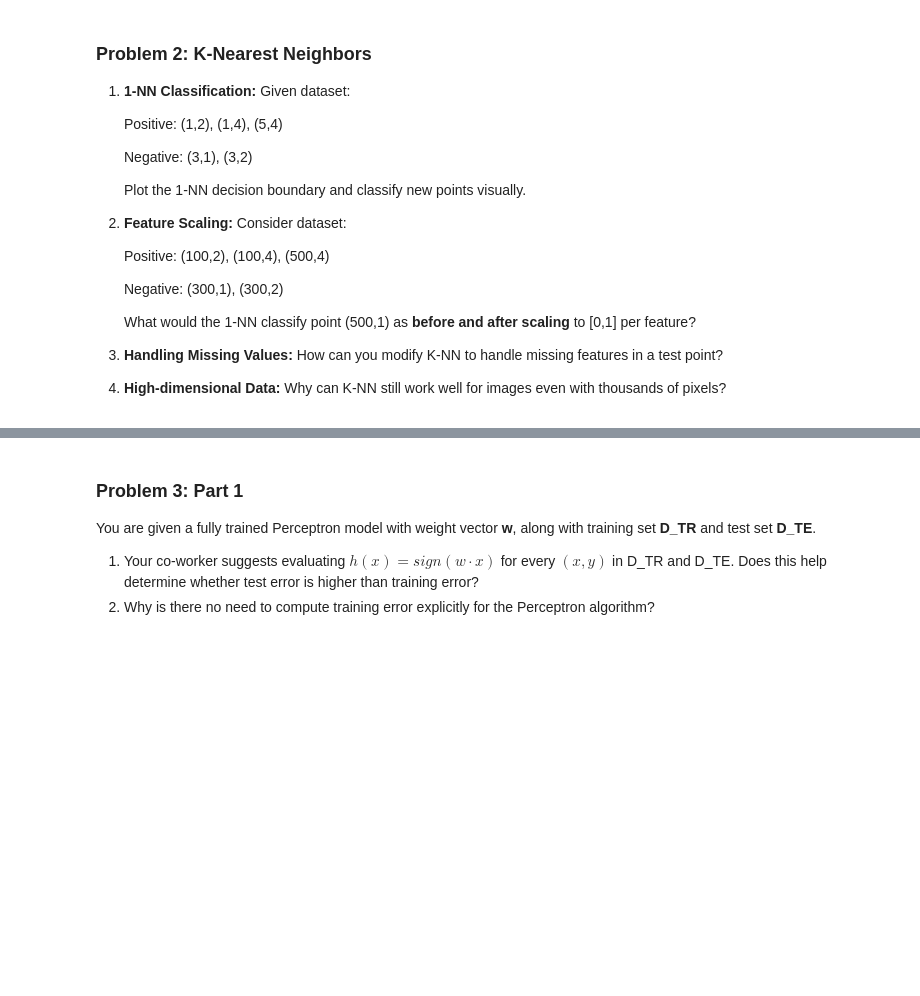
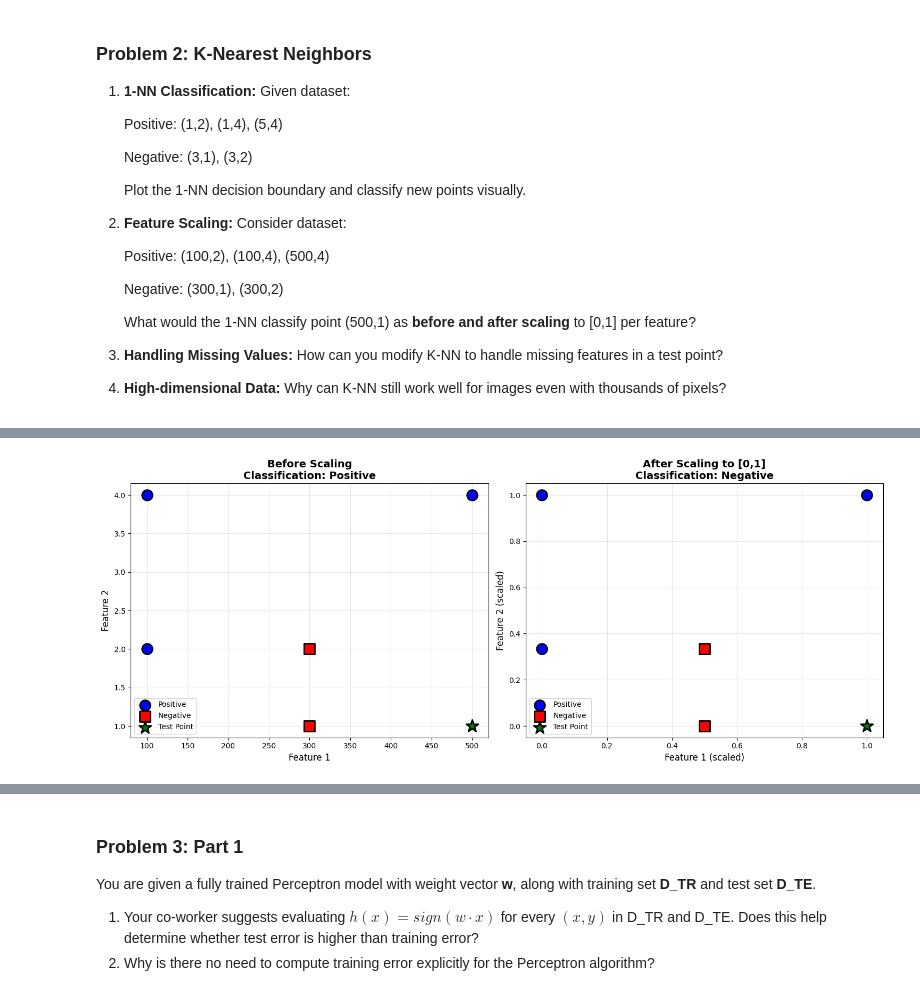
Before and after one commit to yaasamiiiin/nyu-bootcamp-yasamin, a Jupyter notebook: Week 6/Week6_HW.ipynb, the cells around one changed output, grey strips where cells are left out. Cells and saved outputs as stored; diff of their text form; code cells hidden in the pictures; blank space fills up the shorter version.

```diff
--- a/Week 6/Week6_HW.ipynb
+++ b/Week 6/Week6_HW.ipynb
@@ -47,0 +122,98 @@ All solution cells are replaced with `# TODO` placeholders so you can fill them
+# %%
+# Question 2: Feature Scaling Impact on 1-NN Classification
+# Without scaling, distance calculations are dominated by the feature with larger scale!
+
+def feature_scaling_comparison(X, Y, test_point):
+    # Separate positive and negative points for visualization
+    positive = X[Y == 1]
+    negative = X[Y == 0]
+
+    # BEFORE SCALING
+    print("Before Scaling")
+    distances = np.linalg.norm(X - test_point, axis=1)
+
+    print(f"Distances to all training points: {distances}")
+
+    nearest_idx = np.argmin(distances)
+    min_distance = distances[nearest_idx]
+
+    print(f"\nNearest point: {X[nearest_idx]} (label: {Y[nearest_idx]}, distance: {min_distance:.2f})")
+
+    classification_before = "Positive" if Y[nearest_idx] == 1 else "Negative"
+    print(f"Classification BEFORE scaling: {classification_before}")
+
+    # AFTER SCALING to [0, 1]
+    print("\nAfter Scaling to [0, 1]")
+
+    # Combine all data to find global min/max
+    all_data = np.vstack([X, test_point.reshape(1, -1)])
+    min_vals = all_data.min(axis=0)
+    max_vals = all_data.max(axis=0)
+
+    print(f"Min values per feature: {min_vals}")
+    print(f"Max values per feature: {max_vals}")
+
+    # Scale using min-max scaling: (x - min) / (max - min)
+    X_train_scaled = (X - min_vals) / (max_vals - min_vals)
+    test_point_scaled = (test_point - min_vals) / (max_vals - min_vals)
+
+    # Separate for visualization
+    positive_scaled = X_train_scaled[Y == 1]
+    negative_scaled = X_train_scaled[Y == 0]
+
+    print(f"\nScaled training data:\n{X_train_scaled}")
+    print(f"Scaled test point: {test_point_scaled}")
+
+    distances_scaled = np.linalg.norm(X_train_scaled - test_point_scaled, axis=1)
+
+    print(f"\nDistances to all training points (scaled): {distances_scaled}")
+
+    nearest_idx_scaled = np.argmin(distances_scaled)
+    min_distance_scaled = distances_scaled[nearest_idx_scaled]
+
+    print(f"\nNearest point: {X_train_scaled[nearest_idx_scaled]} (label: {Y[nearest_idx_scaled]}, distance: {min_distance_scaled:.4f})")
+
+    classification_after = "Positive" if Y[nearest_idx_scaled] == 1 else "Negative"
+    print(f"Classification AFTER scaling: {classification_after}")
+
+    # Visualization
+    fig, (ax1, ax2) = plt.subplots(1, 2, figsize=(15, 6))
+
+    # Before scaling
+    ax1.scatter(positive[:, 0], positive[:, 1], c='blue', s=200, marker='o',
+                edgecolors='black', linewidth=2, label='Positive', zorder=3)
+    ax1.scatter(negative[:, 0], negative[:, 1], c='red', s=200, marker='s',
+                edgecolors='black', linewidth=2, label='Negative', zorder=3)
+    ax1.scatter(test_point[0], test_point[1], c='green', s=300, marker='*',
+                edgecolors='black', linewidth=2, label='Test Point', zorder=4)
+    ax1.set_xlabel('Feature 1', fontsize=12)
+    ax1.set_ylabel('Feature 2', fontsize=12)
+    ax1.set_title(f'Before Scaling\nClassification: {classification_before}', fontsize=14, fontweight='bold')
+    ax1.legend(fontsize=10)
+    ax1.grid(True, alpha=0.3)
+
+    # After scaling
+    ax2.scatter(positive_scaled[:, 0], positive_scaled[:, 1], c='blue', s=200, marker='o',
+                edgecolors='black', linewidth=2, label='Positive', zorder=3)
+    ax2.scatter(negative_scaled[:, 0], negative_scaled[:, 1], c='red', s=200, marker='s',
+                edgecolors='black', linewidth=2, label='Negative', zorder=3)
+    ax2.scatter(test_point_scaled[0], test_point_scaled[1], c='green', s=300, marker='*',
+                edgecolors='black', linewidth=2, label='Test Point', zorder=4)
+    ax2.set_xlabel('Feature 1 (scaled)', fontsize=12)
+    ax2.set_ylabel('Feature 2 (scaled)', fontsize=12)
+    ax2.set_title(f'After Scaling to [0,1]\nClassification: {classification_after}', fontsize=14, fontweight='bold')
+    ax2.legend(fontsize=10)
+    ax2.grid(True, alpha=0.3)
+
+    plt.tight_layout()
+    plt.show()
+
+
+positive = np.array([[100, 2], [100, 4], [500, 4]])
+negative = np.array([[300, 1], [300, 2]])
+X_train = np.vstack([positive, negative])
+y_train = np.array([1, 1, 1, 0, 0])  # 1 for positive, 0 for negative
+test_point = np.array([500, 1])
+
+feature_scaling_comparison(X_train, y_train, test_point)
+# %% [output]
@@ -47,0 +237 @@ All solution cells are replaced with `# TODO` placeholders so you can fill them
+[figure, added]
```
Also changed, not shown: parts of 9 cells of this notebook.
